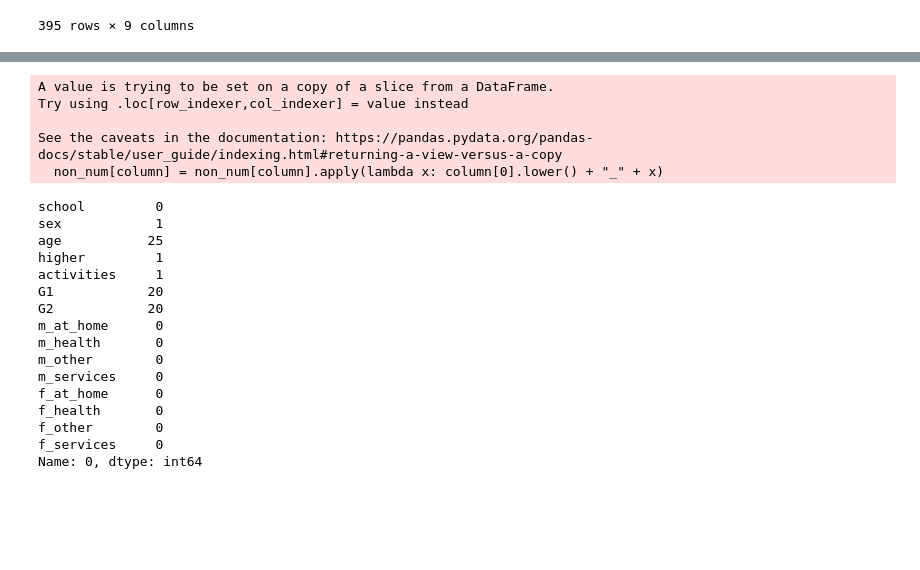
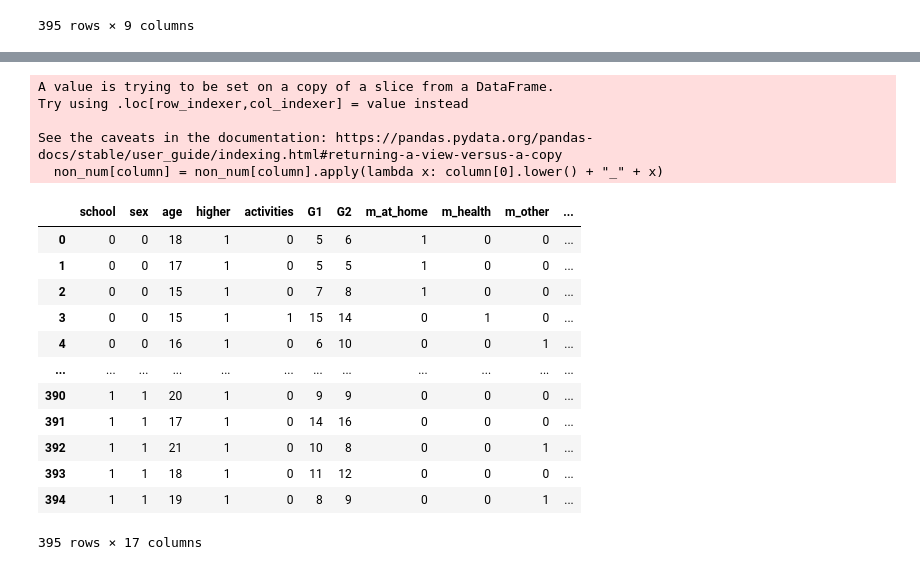
Before and after one commit to MishkaKnizhka98/Project, a Jupyter notebook: Sandbox(1).ipynb, the cells around one changed output, grey strips where cells are left out. Drawn from its saved outputs; the diff is of its cells as text; code cells hidden in the pictures; blank space fills up the shorter version.

Commit message:
Version 14 (created plot() and modified other functions)

```diff
--- a/Sandbox(1).ipynb
+++ b/Sandbox(1).ipynb
@@ -263,2 +235,2 @@ Name: 0, dtype: int64
 # %%
-x.append(new_student)
+x, y = load_data("data/student-mat.csv")
@@ -279,28 +237,22 @@ x.append(new_student)
-# %%
-    new_dummy = dummy_matrices(x_new)
-    new_student_dummy = new_dummy.iloc[-1]
-# %% [output]
-A value is trying to be set on a copy of a slice from a DataFrame.
-Try using .loc[row_indexer,col_indexer] = value instead
-
-See the caveats in the documentation: https://pandas.pydata.org/pandas-docs/stable/user_guide/indexing.html#returning-a-view-versus-a-copy
-  non_num[column] = non_num[column].apply(lambda x: column[0].lower() + "_" + x)
 # %%
-new_student_dummy
+x_dummy = dummy_matrices(x)
+x_dummy
 # %% [output]
-school         0
-sex            1
-age           25
-higher         1
-activities     1
-G1            20
-G2            20
-m_at_home      0
-m_health       0
-m_other        0
-m_services     0
-f_at_home      0
-f_health       0
-f_other        0
-f_services     0
-Name: 0, dtype: int64
+A value is trying to be set on a copy of a slice from a DataFrame.
+Try using .loc[row_indexer,col_indexer] = value instead
+
+See the caveats in the documentation: https://pandas.pydata.org/pandas-docs/stable/user_guide/indexing.html#returning-a-view-versus-a-copy
+  non_num[column] = non_num[column].apply(lambda x: column[0].lower() + "_" + x)
+|  | school | sex | age | higher | activities | G1 | G2 | m_at_home | m_health | m_other | ... |
+| 0 | 0 | 0 | 18 | 1 | 0 | 5 | 6 | 1 | 0 | 0 | ... |
+| 1 | 0 | 0 | 17 | 1 | 0 | 5 | 5 | 1 | 0 | 0 | ... |
+| 2 | 0 | 0 | 15 | 1 | 0 | 7 | 8 | 1 | 0 | 0 | ... |
+| 3 | 0 | 0 | 15 | 1 | 1 | 15 | 14 | 0 | 1 | 0 | ... |
+| 4 | 0 | 0 | 16 | 1 | 0 | 6 | 10 | 0 | 0 | 1 | ... |
+| ... | ... | ... | ... | ... | ... | ... | ... | ... | ... | ... | ... |
+| 390 | 1 | 1 | 20 | 1 | 0 | 9 | 9 | 0 | 0 | 0 | ... |
+| 391 | 1 | 1 | 17 | 1 | 0 | 14 | 16 | 0 | 0 | 0 | ... |
+| 392 | 1 | 1 | 21 | 1 | 0 | 10 | 8 | 0 | 0 | 1 | ... |
+| 393 | 1 | 1 | 18 | 1 | 0 | 11 | 12 | 0 | 0 | 0 | ... |
+| 394 | 1 | 1 | 19 | 1 | 0 | 8 | 9 | 0 | 0 | 1 | ... |
+395 rows × 17 columns
```
Also changed, not shown: parts of 22 cells of this notebook, 4 other files.
